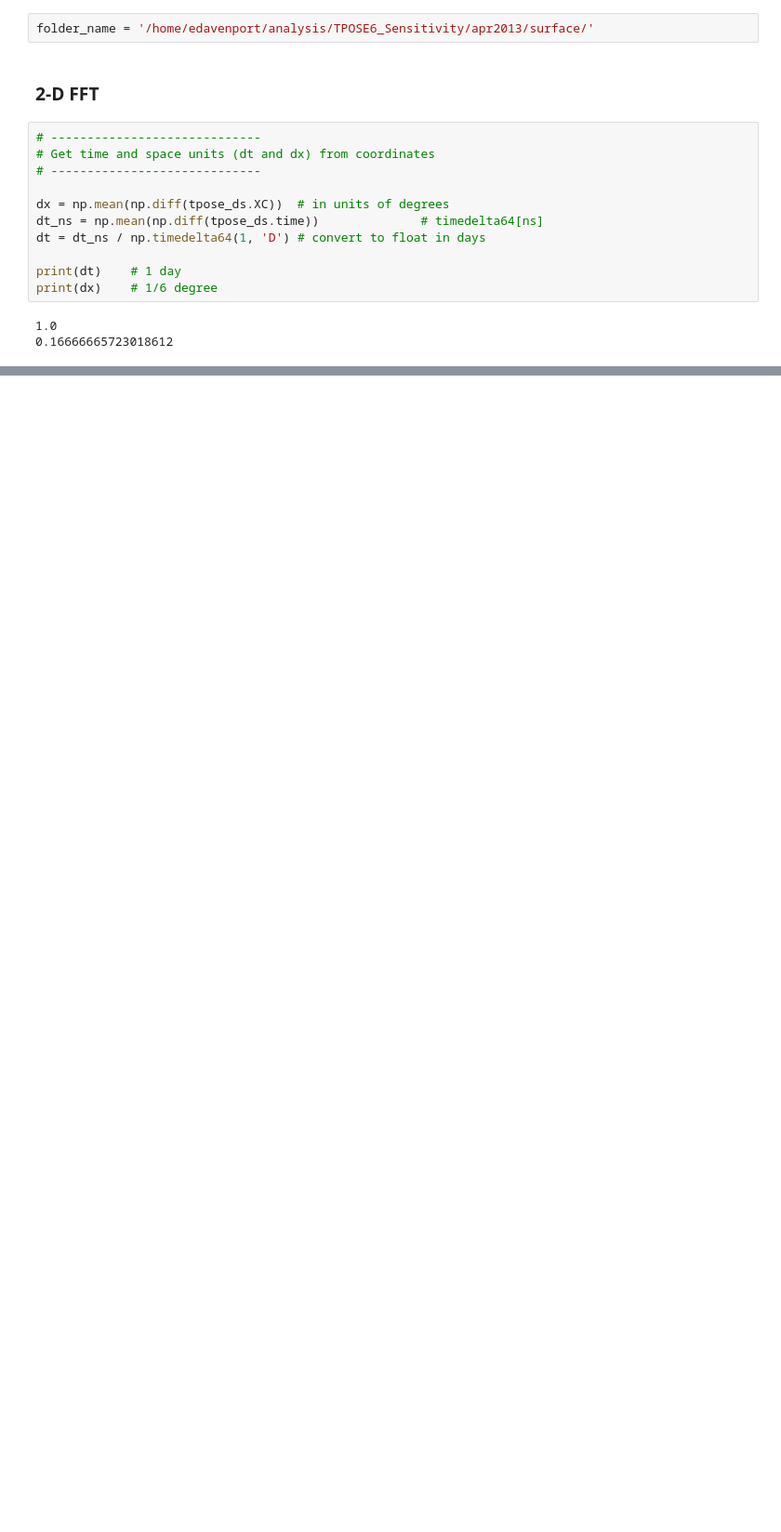
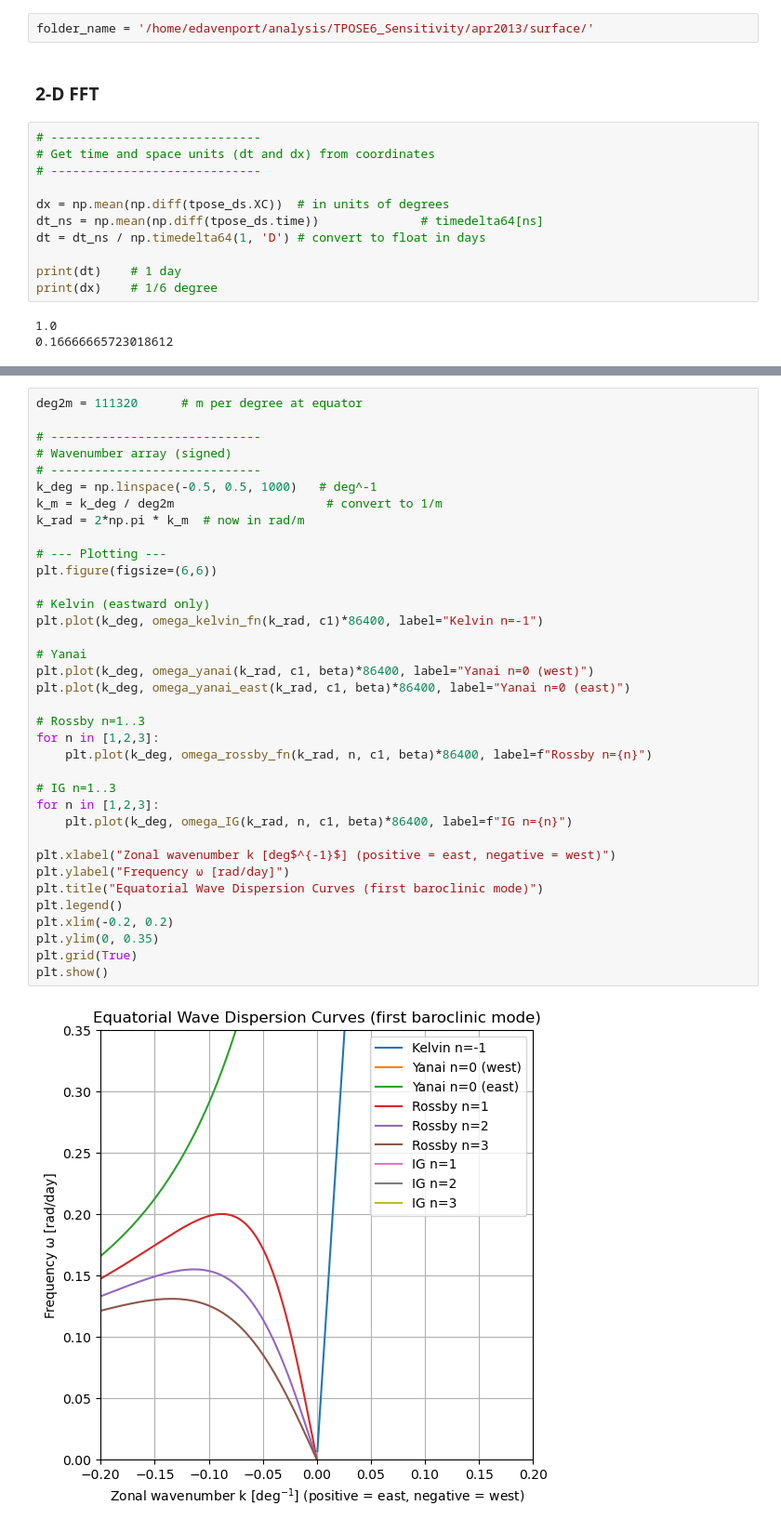
Before and after one commit to eldavenport/TPOSE6_Sensitivity, a Jupyter notebook: k_omega_plot.ipynb, the cells around one changed output, grey strips where cells are left out. Shown at 93% size. Saved outputs shown, nothing was run; the diff lists cells and outputs as text; blank space fills up the shorter version.

```diff
--- a/k_omega_plot.ipynb
+++ b/k_omega_plot.ipynb
@@ -265 +226,39 @@ plt.show()
+# %%
+deg2m = 111320      # m per degree at equator
+
+# -----------------------------
+# Wavenumber array (signed)
+# -----------------------------
+k_deg = np.linspace(-0.5, 0.5, 1000)   # deg^-1
+k_m = k_deg / deg2m                     # convert to 1/m
+k_rad = 2*np.pi * k_m  # now in rad/m
+
+# --- Plotting ---
+plt.figure(figsize=(6,6))
+
+# Kelvin (eastward only)
+plt.plot(k_deg, omega_kelvin_fn(k_rad, c1)*86400, label="Kelvin n=-1")
+
+# Yanai
+plt.plot(k_deg, omega_yanai(k_rad, c1, beta)*86400, label="Yanai n=0 (west)")
+plt.plot(k_deg, omega_yanai_east(k_rad, c1, beta)*86400, label="Yanai n=0 (east)")
+
+# Rossby n=1..3
+for n in [1,2,3]:
+    plt.plot(k_deg, omega_rossby_fn(k_rad, n, c1, beta)*86400, label=f"Rossby n={n}")
+
+# IG n=1..3
+for n in [1,2,3]:
+    plt.plot(k_deg, omega_IG(k_rad, n, c1, beta)*86400, label=f"IG n={n}")
+
+plt.xlabel("Zonal wavenumber k [deg$^{-1}$] (positive = east, negative = west)")
+plt.ylabel("Frequency ω [rad/day]")
+plt.title("Equatorial Wave Dispersion Curves (first baroclinic mode)")
+plt.legend()
+plt.xlim(-0.2, 0.2)
+plt.ylim(0, 0.35)
+plt.grid(True)
+plt.show()
+# %% [output]
+[figure, added]
 # %%
```
Also changed, not shown: parts of 22 cells of this notebook, 4 other files.
